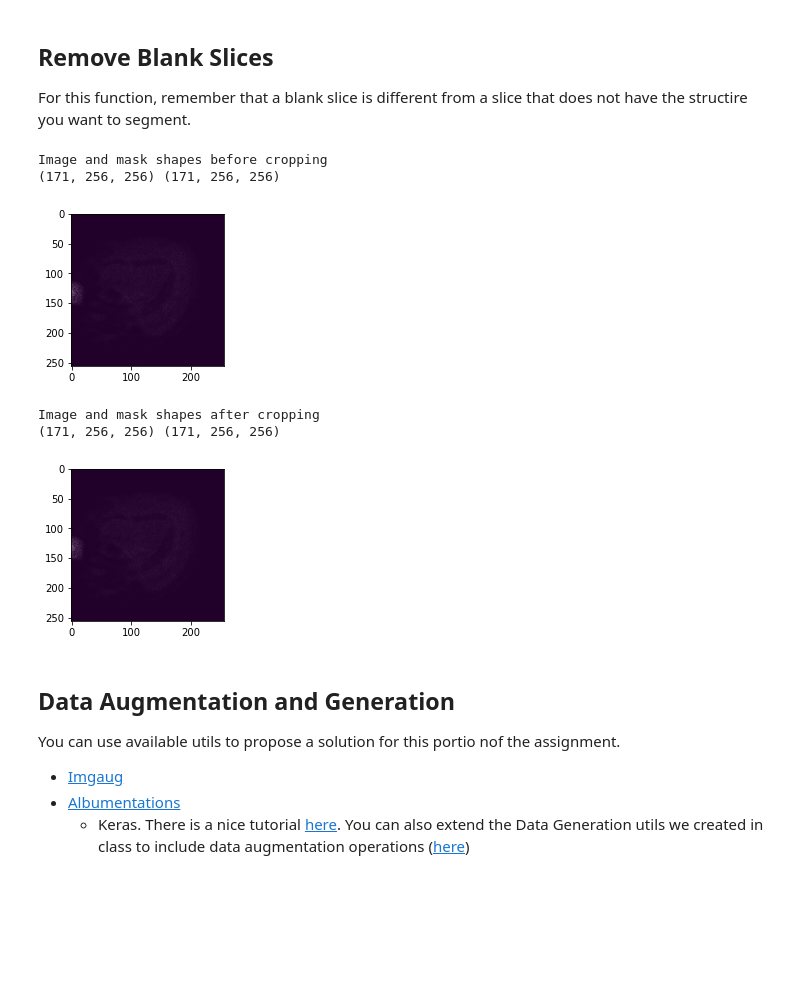
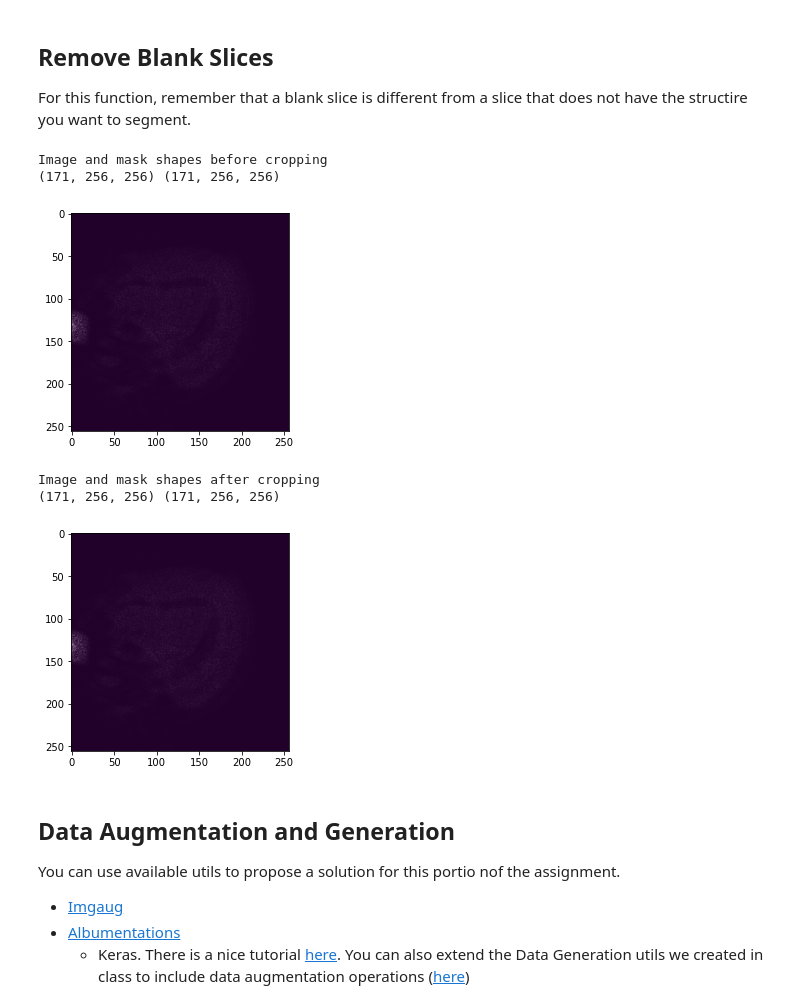
Before and after one commit to rmsouza01/ENSF619.2, a Jupyter notebook: Assignment03/assignment03.ipynb, the cells around one changed output. Drawn from its saved outputs; the diff is of its cells as text; code cells hidden in the pictures; blank space fills up the shorter version.

```diff
--- a/Assignment03/assignment03.ipynb
+++ b/Assignment03/assignment03.ipynb
@@ -37,34 +37,32 @@ def remove_blank_slices(img,mask):
 # %%
 data = nib.load("CC0001_philips_15_55_M.nii.gz").get_fdata()
 mask = nib.load("CC0001_philips_15_55_M_staple.nii.gz").get_fdata()
 
 print("Image and mask shapes before cropping")
 print(data.shape, mask.shape)
 
 
 plt.figure()
-plt.subplot(1,2,1)
 plt.imshow(data[-1], cmap = "gray")
 plt.imshow(mask[-1], alpha = 0.5)
 plt.show()
 
 data_cropped, mask_cropped = remove_blank_slices(data ,mask)
 
 print("Image and mask shapes after cropping")
-print(data.shape, mask.shape)
+print(data_cropped.shape, mask_cropped.shape)
 
 plt.figure()
-plt.subplot(1,2,1)
 plt.imshow(data_cropped[-1], cmap = "gray")
 plt.imshow(mask_cropped[-1], alpha = 0.5)
 plt.show()
 # %% [output]
 Image and mask shapes before cropping
 (171, 256, 256) (171, 256, 256)
-[figure, old version]
+[figure, new version]
 Image and mask shapes after cropping
 (171, 256, 256) (171, 256, 256)
-[figure, old version]
+[figure, new version]
 # %% [markdown]
 ## Data Augmentation and Generation
 
```
Also changed, not shown: parts of 1 cell of this notebook.
